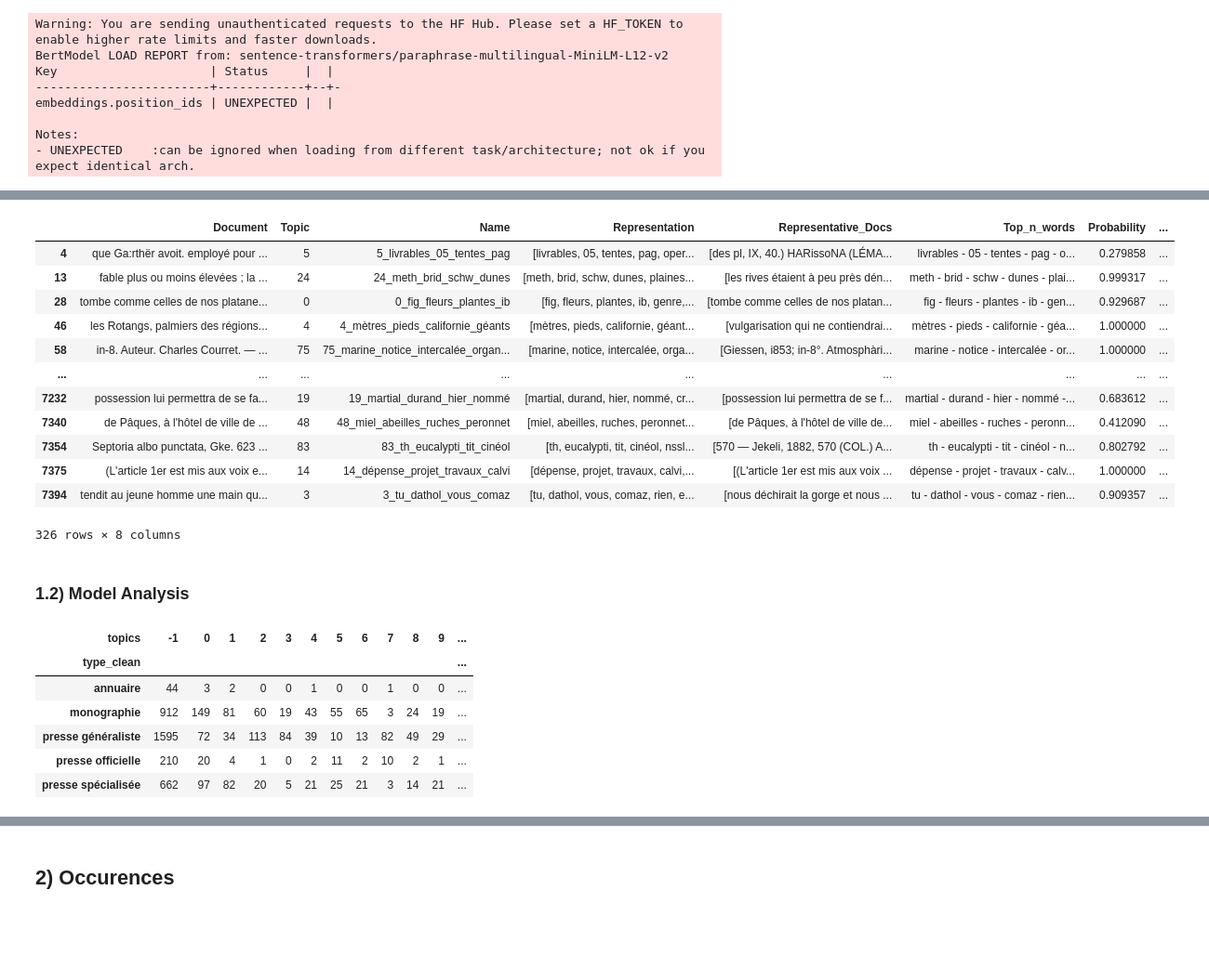
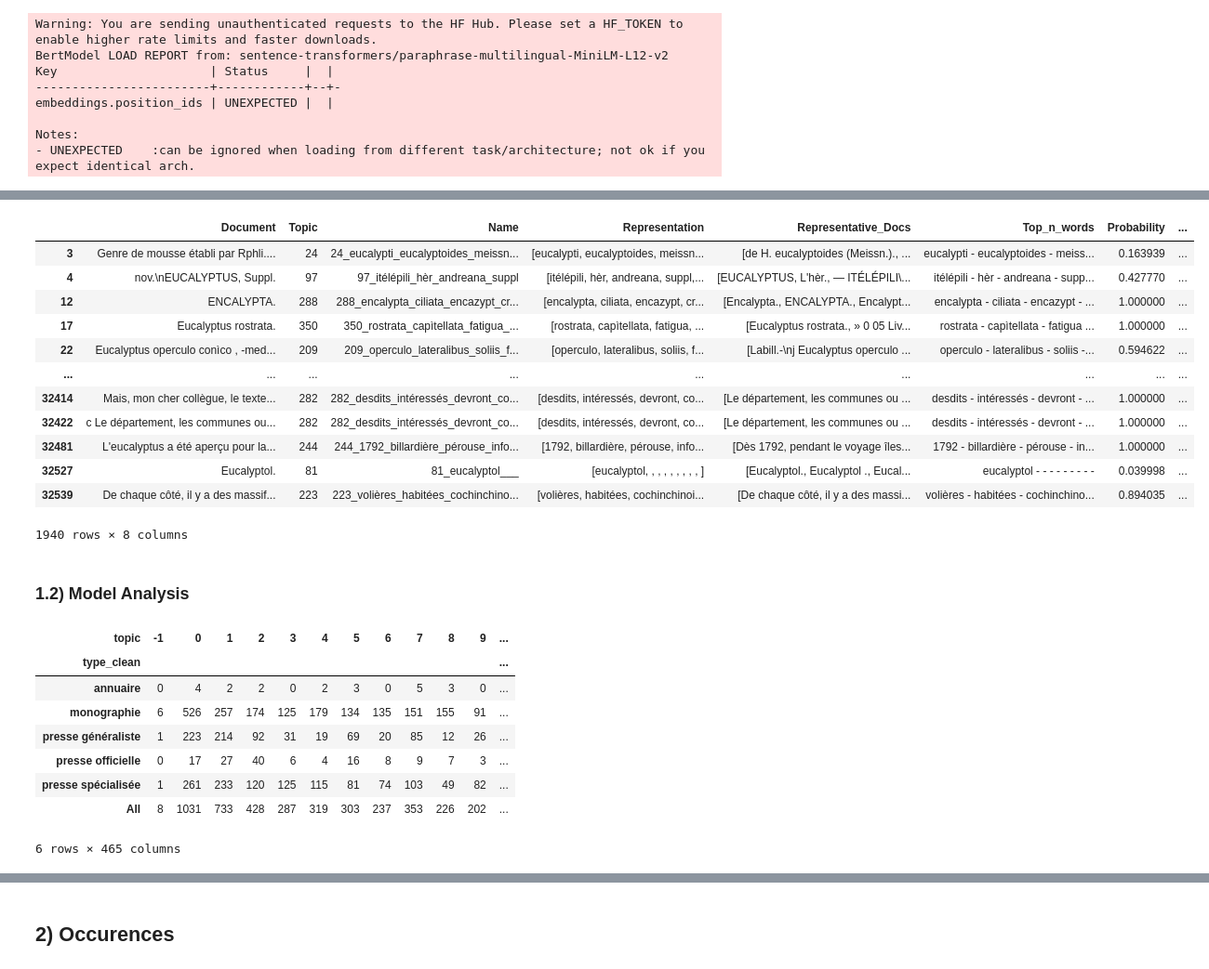
Before and after one commit to dh-epfl-students/lhst-the-ecology-of-eucalyptus, a Jupyter notebook: analysis/early_explo.ipynb, the cells around one changed output, grey strips where cells are left out. Shown at 93% size. Drawn from its saved outputs; the diff is of its cells as text; code cells hidden in the pictures; blank space fills up the shorter version.

```diff
--- a/analysis/early_explo.ipynb
+++ b/analysis/early_explo.ipynb
@@ -11,4 +17,5 @@ from bertopic import BERTopic
 # Import and filter metadata
 df = pd.read_csv("../data/document_data_clean_filtered.csv")
 df_downloaded = df.dropna(subset="ocr_quality").reset_index()
+df_downloaded = df_downloaded.set_index("ark")
 # %%
@@ -73,10 +92,11 @@ print(import_text("bpt6k5001416j", context="paragraph"))
 # %%
 #import all docs:
-all_docs_text = []
-all_docs_occurrences = []
-for doc in df_downloaded["ark"].to_list():
-    text_cleaned = import_text(doc, context="context_window", occurrences=True)
-    all_docs_text.append(text_cleaned[0])
-    all_docs_occurrences.append(text_cleaned[1])
+#TODO: Modify context window based on findings from "choose window size"
+docs_text = []
+docs_ark = []
+for doc in df_downloaded.index.to_list():
+    text_cleaned = import_text(doc, context="sentence", size=0, separated_contexts=True)
+    docs_text.extend(text_cleaned)
+    docs_ark.extend([doc] * len(text_cleaned))
 # %% [markdown]
 ## 1) Topic modelling
@@ -85,8 +162,14 @@ for doc in df_downloaded["ark"].to_list():
 # %%
 #Train model
 ctfidf_model = ClassTfidfTransformer(reduce_frequent_words=True)
-topic_model = BERTopic(ctfidf_model=ctfidf_model, language="multilingual")
-topics, probs = topic_model.fit_transform(all_docs_text)
+umap = UMAP(n_neighbors=15,
+            n_components=5,
+            min_dist=0.0,
+            metric='cosine',
+            low_memory=False,
+            random_state=1337)
+topic_model = BERTopic(ctfidf_model=ctfidf_model, language="multilingual", umap_model=umap, nr_topics="auto")
+topics, probs = topic_model.fit_transform(docs_text)
 # %% [output]
 Warning: You are sending unauthenticated requests to the HF Hub. Please set a HF_TOKEN to enable higher rate limits and faster downloads.
 BertModel LOAD REPORT from: sentence-transformers/paraphrase-multilingual-MiniLM-L12-v2
@@ -126,19 +214,19 @@ with pd.option_context('display.max_rows', None, 'display.max_columns', None):
 # %%
-topic_document_info_df = topic_model.get_document_info(all_docs_text)
+topic_document_info_df = topic_model.get_document_info(docs_text)
 topic_document_info_df[topic_document_info_df["Representative_document"] == True]
 # %% [output]
 |  | Document | Topic | Name | Representation | Representative_Docs | Top_n_words | Probability | ... |
-| 4 | que Ga:rthër avoit. employé pour ... | 5 | 5_livrables_05_tentes_pag | [livrables, 05, tentes, pag, oper... | [des pl, IX, 40.) HARissoNA (LÉMA... | livrables - 05 - tentes - pag - o... | 0.279858 | ... |
-| 13 | fable plus ou moins élevées ; la ... | 24 | 24_meth_brid_schw_dunes | [meth, brid, schw, dunes, plaines... | [les rives étaient à peu près dén... | meth - brid - schw - dunes - plai... | 0.999317 | ... |
-| 28 | tombe comme celles de nos platane... | 0 | 0_fig_fleurs_plantes_ib | [fig, fleurs, plantes, ib, genre,... | [tombe comme celles de nos platan... | fig - fleurs - plantes - ib - gen... | 0.929687 | ... |
-| 46 | les Rotangs, palmiers des régions... | 4 | 4_mètres_pieds_californie_géants | [mètres, pieds, californie, géant... | [vulgarisation qui ne contiendrai... | mètres - pieds - californie - géa... | 1.000000 | ... |
-| 58 | in-8. Auteur. Charles Courret. — ... | 75 | 75_marine_notice_intercalée_organ... | [marine, notice, intercalée, orga... | [Giessen, i853; in-8°. Atmosphàri... | marine - notice - intercalée - or... | 1.000000 | ... |
+| 3 | Genre de mousse établi par Rphli.... | 24 | 24_eucalypti_eucalyptoides_meissn... | [eucalypti, eucalyptoides, meissn... | [de H. eucalyptoides (Meissn.)., ... | eucalypti - eucalyptoides - meiss... | 0.163939 | ... |
+| 4 | nov.\nEUCALYPTUS, Suppl. | 97 | 97_itélépili_hèr_andreana_suppl | [itélépili, hèr, andreana, suppl,... | [EUCALYPTUS, L'hèr., — ITÉLÉPILI\... | itélépili - hèr - andreana - supp... | 0.427770 | ... |
+| 12 | ENCALYPTA. | 288 | 288_encalypta_ciliata_encazypt_cr... | [encalypta, ciliata, encazypt, cr... | [Encalypta., ENCALYPTA., Encalypt... | encalypta - ciliata - encazypt - ... | 1.000000 | ... |
+| 17 | Eucalyptus rostrata. | 350 | 350_rostrata_capìtellata_fatigua_... | [rostrata, capìtellata, fatigua, ... | [Eucalyptus rostrata., » 0 05 Liv... | rostrata - capìtellata - fatigua ... | 1.000000 | ... |
+| 22 | Eucalyptus operculo conìco , -med... | 209 | 209_operculo_lateralibus_soliis_f... | [operculo, lateralibus, soliis, f... | [Labill.-\nj Eucalyptus operculo ... | operculo - lateralibus - soliis -... | 0.594622 | ... |
 | ... | ... | ... | ... | ... | ... | ... | ... | ... |
-| 7232 | possession lui permettra de se fa... | 19 | 19_martial_durand_hier_nommé | [martial, durand, hier, nommé, cr... | [possession lui permettra de se f... | martial - durand - hier - nommé -... | 0.683612 | ... |
-| 7340 | de Pâques, à l'hôtel de ville de ... | 48 | 48_miel_abeilles_ruches_peronnet | [miel, abeilles, ruches, peronnet... | [de Pâques, à l'hôtel de ville de... | miel - abeilles - ruches - peronn... | 0.412090 | ... |
-| 7354 | Septoria albo punctata, Gke. 623 ... | 83 | 83_th_eucalypti_tit_cinéol | [th, eucalypti, tit, cinéol, nssl... | [570 — Jekeli, 1882, 570 (COL.) A... | th - eucalypti - tit - cinéol - n... | 0.802792 | ... |
-| 7375 | (L'article 1er est mis aux voix e... | 14 | 14_dépense_projet_travaux_calvi | [dépense, projet, travaux, calvi,... | [(L'article 1er est mis aux voix ... | dépense - projet - travaux - calv... | 1.000000 | ... |
-| 7394 | tendit au jeune homme une main qu... | 3 | 3_tu_dathol_vous_comaz | [tu, dathol, vous, comaz, rien, e... | [nous déchirait la gorge et nous ... | tu - dathol - vous - comaz - rien... | 0.909357 | ... |
+| 32414 | Mais, mon cher collègue, le texte... | 282 | 282_desdits_intéressés_devront_co... | [desdits, intéressés, devront, co... | [Le département, les communes ou ... | desdits - intéressés - devront - ... | 1.000000 | ... |
+| 32422 | c Le département, les communes ou... | 282 | 282_desdits_intéressés_devront_co... | [desdits, intéressés, devront, co... | [Le département, les communes ou ... | desdits - intéressés - devront - ... | 1.000000 | ... |
+| 32481 | L'eucalyptus a été aperçu pour la... | 244 | 244_1792_billardière_pérouse_info... | [1792, billardière, pérouse, info... | [Dès 1792, pendant le voyage îles... | 1792 - billardière - pérouse - in... | 1.000000 | ... |
+| 32527 | Eucalyptol. | 81 | 81_eucalyptol___ | [eucalyptol, , , , , , , , , ] | [Eucalyptol., Eucalyptol ., Eucal... | eucalyptol - - - - - - - - - | 0.039998 | ... |
+| 32539 | De chaque côté, il y a des massif... | 223 | 223_volières_habitées_cochinchino... | [volières, habitées, cochinchinoi... | [De chaque côté, il y a des massi... | volières - habitées - cochinchino... | 0.894035 | ... |
-326 rows × 8 columns
+1940 rows × 8 columns
 # %% [markdown]
 ### 1.2) Model Analysis
@@ -145,13 +237,15 @@ topic_document_info_df[topic_document_info_df["Representative_document"] == True
 # %%
-pd.set_option('display.max_columns', 121)
-cross_tab = pd.crosstab(df_downloaded.type_clean, df_downloaded.topics)
+pd.set_option('display.max_columns', 462)
+cross_tab = pd.crosstab(cross_tab.type_clean, cross_tab.topic, margins=True)
 cross_tab
 # %% [output]
-| topics | -1 | 0 | 1 | 2 | 3 | 4 | 5 | 6 | 7 | 8 | 9 | ... |
+| topic | -1 | 0 | 1 | 2 | 3 | 4 | 5 | 6 | 7 | 8 | 9 | ... |
 | type_clean |  |  |  |  |  |  |  |  |  |  |  | ... |
-| annuaire | 44 | 3 | 2 | 0 | 0 | 1 | 0 | 0 | 1 | 0 | 0 | ... |
-| monographie | 912 | 149 | 81 | 60 | 19 | 43 | 55 | 65 | 3 | 24 | 19 | ... |
-| presse généraliste | 1595 | 72 | 34 | 113 | 84 | 39 | 10 | 13 | 82 | 49 | 29 | ... |
-| presse officielle | 210 | 20 | 4 | 1 | 0 | 2 | 11 | 2 | 10 | 2 | 1 | ... |
-| presse spécialisée | 662 | 97 | 82 | 20 | 5 | 21 | 25 | 21 | 3 | 14 | 21 | ... |
+| annuaire | 0 | 4 | 2 | 2 | 0 | 2 | 3 | 0 | 5 | 3 | 0 | ... |
+| monographie | 6 | 526 | 257 | 174 | 125 | 179 | 134 | 135 | 151 | 155 | 91 | ... |
+| presse généraliste | 1 | 223 | 214 | 92 | 31 | 19 | 69 | 20 | 85 | 12 | 26 | ... |
+| presse officielle | 0 | 17 | 27 | 40 | 6 | 4 | 16 | 8 | 9 | 7 | 3 | ... |
+| presse spécialisée | 1 | 261 | 233 | 120 | 125 | 115 | 81 | 74 | 103 | 49 | 82 | ... |
+| All | 8 | 1031 | 733 | 428 | 287 | 319 | 303 | 237 | 353 | 226 | 202 | ... |
+6 rows × 465 columns
 # %%
```
Also changed, not shown: parts of 53 cells of this notebook, 7 other files.
